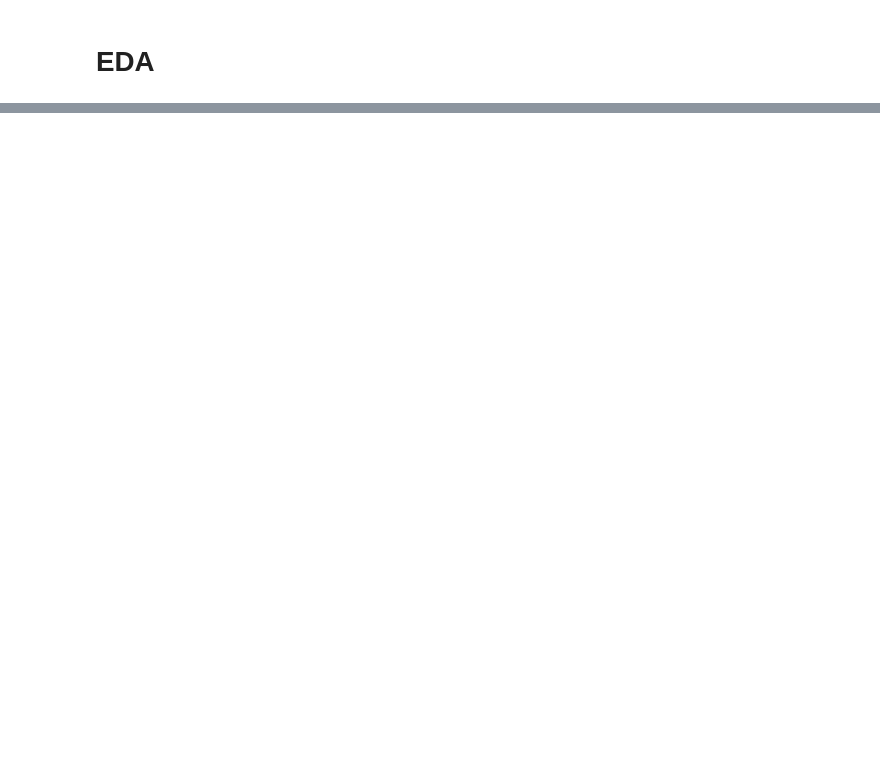
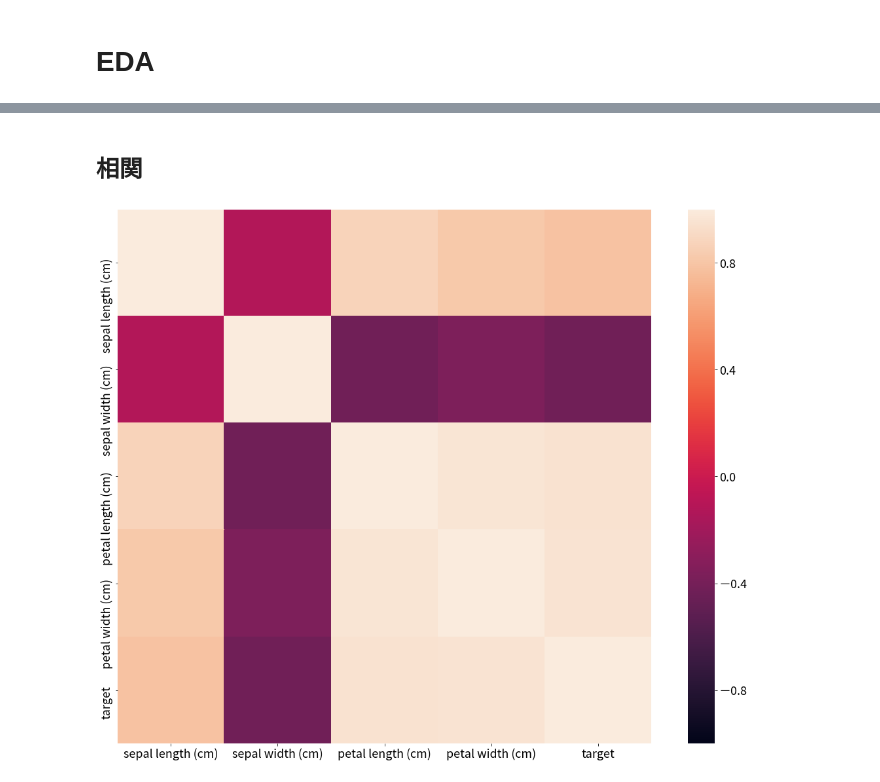
Before and after one commit to ito-hiroki/ml-util, a Jupyter notebook: EDA/EDA.ipynb, the cells around one changed output, grey strips where cells are left out. Saved outputs shown, nothing was run; the diff lists cells and outputs as text; code cells hidden in the pictures; blank space fills up the shorter version.

```diff
--- a/EDA/EDA.ipynb
+++ b/EDA/EDA.ipynb
@@ -20,3 +18,9 @@ from tqdm import tqdm_notebook
 import warnings
 warnings.filterwarnings('ignore')
 import gc
+# %%
+# default 12
+plt.rcParams["font.size"] = 18
+# %%
+from sklearn.datasets import load_iris
+iris_data = load_iris()
@@ -22,0 +58,4 @@ import gc
+# %%
+iris_df = pd.DataFrame(data=iris_data.data, columns=iris_data.feature_names)
+# %%
+iris_df["target"] = iris_data.target
@@ -22,0 +71,9 @@ import gc
+# %% [markdown]
+## 相関
+# %%
+corr_df = iris_df.corr()
+
+fig, ax = plt.subplots(figsize=(20, 15))
+sns.heatmap(corr_df, vmax=1, vmin=-1, ax=ax, square=True);
+# %% [output]
+[figure, added]
```
Also changed, not shown: parts of 7 cells of this notebook, 2 other files.
